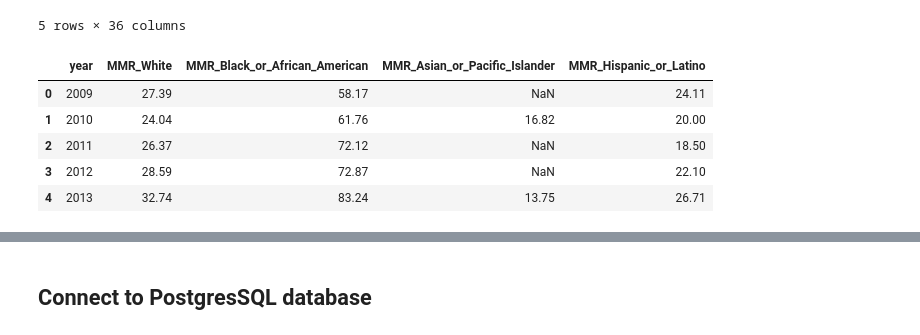
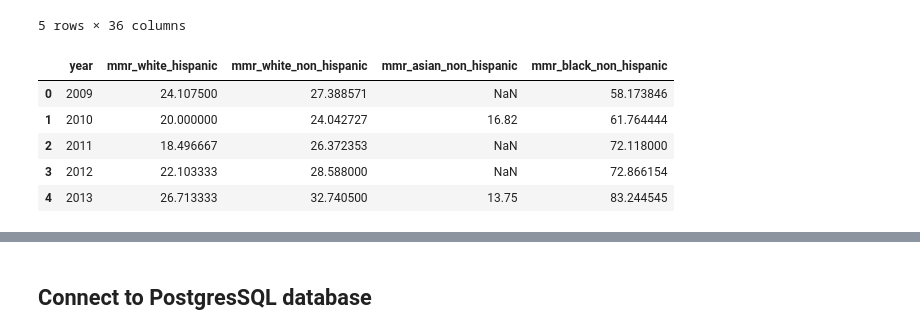
Before and after one commit to abpuccini/maternal-mortality-project, a Jupyter notebook: ETL/ETL-process/Project_3/data_loading.ipynb, the cells around one changed output, grey strips where cells are left out. Cells and saved outputs as stored; diff of their text form; code cells hidden in the pictures.

Commit message:
Forecast Race API

```diff
--- a/ETL/ETL-process/Project_3/data_loading.ipynb
+++ b/ETL/ETL-process/Project_3/data_loading.ipynb
@@ -136,13 +136,13 @@ forecast_data.head()
 | 4 | 2013 | NaN | 31.73 | 10.20 | 7635.30 | 23.72 | ... |
 5 rows × 36 columns
 # %%
-race_forecast_df = pd.read_csv('../../../machine_learning/Resources/stratified_by_race_mmr_avg_2009_2030.csv')
+race_forecast_df = pd.read_csv('../../../machine_learning/Resources/all_race_2009_2030.csv')
 race_forecast_df.head()
 # %% [output]
-|  | year | MMR_White | MMR_Black_or_African_American | MMR_Asian_or_Pacific_Islander | MMR_Hispanic_or_Latino |
-| 0 | 2009 | 27.39 | 58.17 | NaN | 24.11 |
-| 1 | 2010 | 24.04 | 61.76 | 16.82 | 20.00 |
-| 2 | 2011 | 26.37 | 72.12 | NaN | 18.50 |
-| 3 | 2012 | 28.59 | 72.87 | NaN | 22.10 |
-| 4 | 2013 | 32.74 | 83.24 | 13.75 | 26.71 |
+|  | year | mmr_white_hispanic | mmr_white_non_hispanic | mmr_asian_non_hispanic | mmr_black_non_hispanic |
+| 0 | 2009 | 24.107500 | 27.388571 | NaN | 58.173846 |
+| 1 | 2010 | 20.000000 | 24.042727 | 16.82 | 61.764444 |
+| 2 | 2011 | 18.496667 | 26.372353 | NaN | 72.118000 |
+| 3 | 2012 | 22.103333 | 28.588000 | NaN | 72.866154 |
+| 4 | 2013 | 26.713333 | 32.740500 | 13.75 | 83.244545 |
 # %%
```
Also changed, not shown: parts of 3 cells of this notebook, 4 other files.
